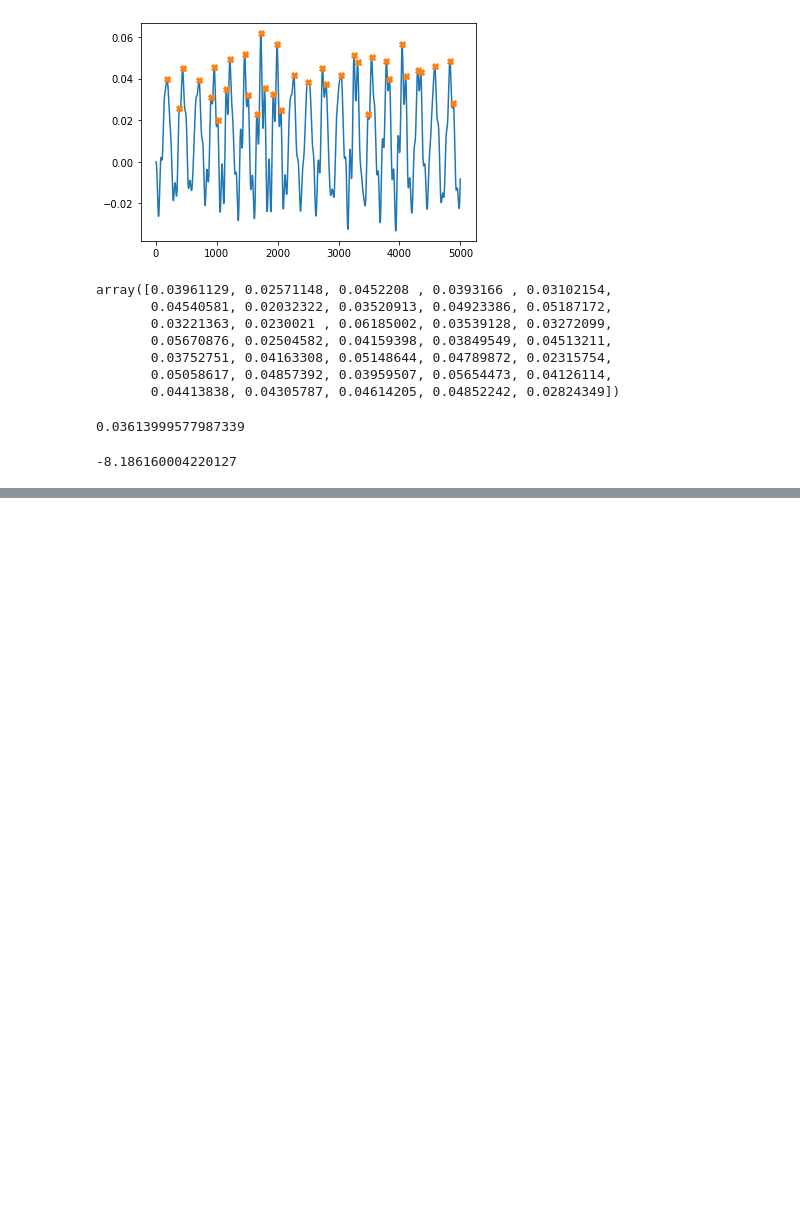
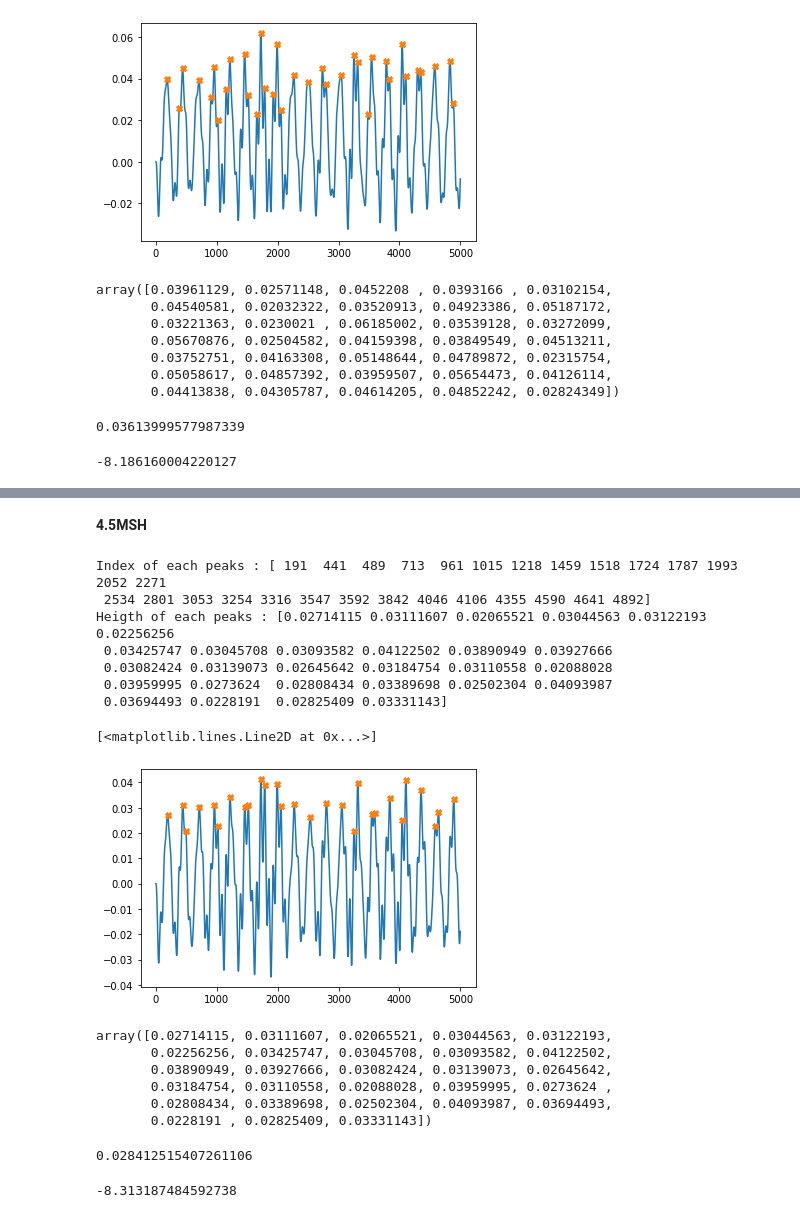
Before and after one commit to suajeong52/heaveMPM, a Jupyter notebook: MPM_Heave_Position_03_28.ipynb, the cells around one changed output, grey strips where cells are left out. Cells and saved outputs as stored; diff of their text form; code cells hidden in the pictures; blank space fills up the shorter version.

```diff
--- a/MPM_Heave_Position_03_28.ipynb
+++ b/MPM_Heave_Position_03_28.ipynb
@@ -178,0 +227,30 @@ MPM_SUCC
+# %% [markdown]
+**4.5MSH**
+# %%
+peaks3, properties3 = find_peaks(m2_45, height=0.02)
+
+print(f'Index of each peaks : {peaks3}')
+print(f'Heigth of each peaks : {properties3["peak_heights"]}')
+
+plt.plot(m2_45)
+plt.plot(peaks3, m2_45[peaks3], "X")
+# %% [output]
+Index of each peaks : [ 191  441  489  713  961 1015 1218 1459 1518 1724 1787 1993 2052 2271
+ 2534 2801 3053 3254 3316 3547 3592 3842 4046 4106 4355 4590 4641 4892]
+Heigth of each peaks : [0.02714115 0.03111607 0.02065521 0.03044563 0.03122193 0.02256256
+ 0.03425747 0.03045708 0.03093582 0.04122502 0.03890949 0.03927666
+ 0.03082424 0.03139073 0.02645642 0.03184754 0.03110558 0.02088028
+ 0.03959995 0.0273624  0.02808434 0.03389698 0.02502304 0.04093987
+ 0.03694493 0.0228191  0.02825409 0.03331143]
+[<matplotlib.lines.Line2D at 0x...>]
+[figure, added]
+# %%
+MAX3 = properties3["peak_heights"]
+MAX3
+# %% [output]
+array([0.02714115, 0.03111607, 0.02065521, 0.03044563, 0.03122193,
+       0.02256256, 0.03425747, 0.03045708, 0.03093582, 0.04122502,
+       0.03890949, 0.03927666, 0.03082424, 0.03139073, 0.02645642,
+       0.03184754, 0.03110558, 0.02088028, 0.03959995, 0.0273624 ,
+       0.02808434, 0.03389698, 0.02502304, 0.04093987, 0.03694493,
+       0.0228191 , 0.02825409, 0.03331143])
@@ -178,0 +268,10 @@ MPM_SUCC
+# %%
+MPM3 = -np.log(l)*beta + mu
+MPM3
+# %% [output]
+0.028412515407261106
+# %%
+MPM3_SUCC = MPM3 - 8.3416
+MPM3_SUCC
+# %% [output]
+-8.313187484592738
```
Also changed, not shown: parts of 27 cells of this notebook.
